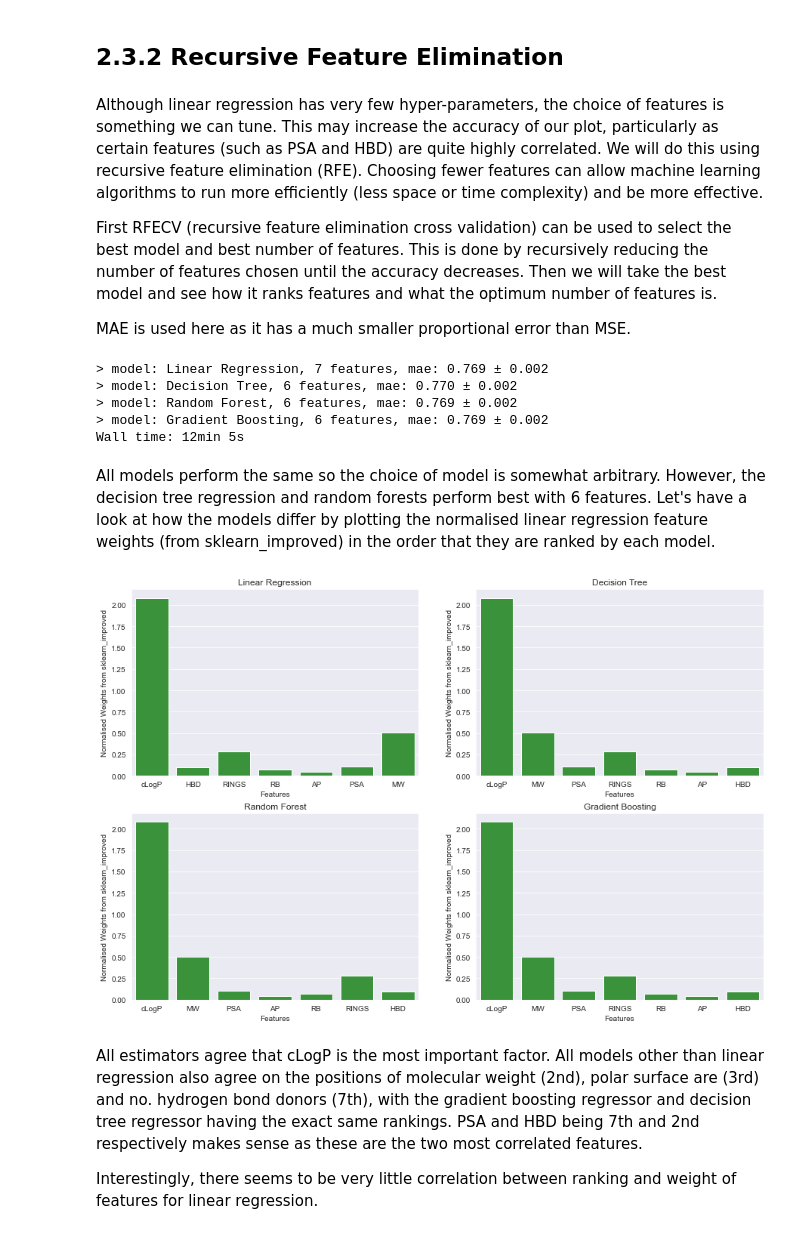
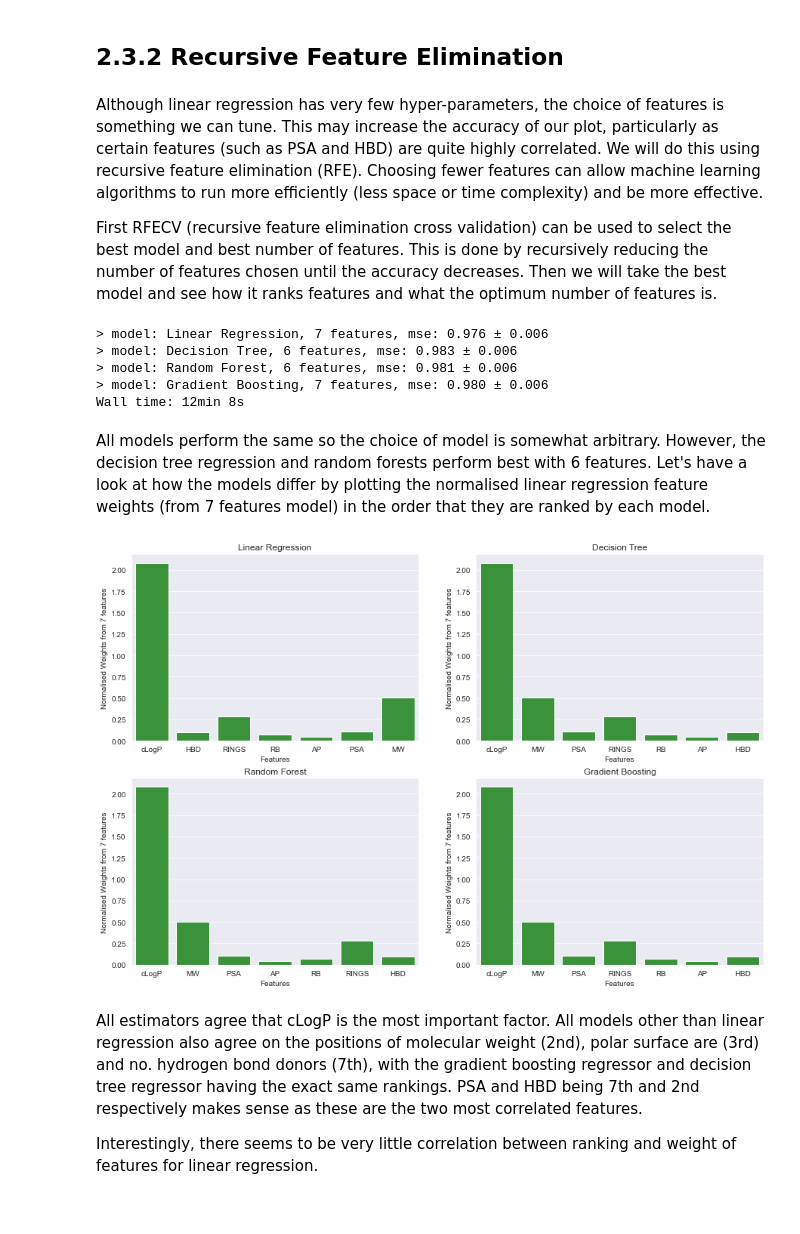
Before and after one commit to erwallace/Predicting-Aqueous-Solubilities, a Jupyter notebook: esol_linear_regression.ipynb, the cells around one changed output. Cells and saved outputs as stored; diff of their text form; code cells hidden in the pictures.

```diff
--- a/esol_linear_regression.ipynb
+++ b/esol_linear_regression.ipynb
@@ -290,7 +290,7 @@ Delaney_literature = {'model':'literature',
                       'AP':-0.74,
                       'cLogP':-0.63 }
 # %%
-results = pd.DataFrame([Delaney_literature, Delaney_sklearn]).set_index('model')
+results = pd.DataFrame([Delaney_literature, features_4]).set_index('model')
 results
 # %% [output]
 |  | MSE | MAE | R^2 | MSE_se | MAE_se | R^2_se | intercept | MW | RB | AP | cLogP |
@@ -470,7 +471,7 @@ Mean squared error (MSE): 0.978 ± 0.006
 Mean absolute error (MAE): 0.769 ± 0.003
 Coefficient of determination (R^2): 0.761 ± 0.002
 # %%
-improved_sklearn = {'model': 'sklearn_improved',
+features_7 = {'model': '7 features',
                     'MSE': mse,
                     'MAE': mae,
                     'R^2': r2,
@@ -491,8 +492,6 @@ improved_sklearn = {'model': 'sklearn_improved',
 Although linear regression has very few hyper-parameters, the choice of features is something we can tune. This may increase the accuracy of our plot, particularly as certain features (such as PSA and HBD) are quite highly correlated. We will do this using recursive feature elimination (RFE). Choosing fewer features can allow machine learning algorithms to run more efficiently (less space or time complexity) and be more effective.
 
 First RFECV (recursive feature elimination cross validation) can be used to select the best model and best number of features. This is done by recursively reducing the number of features chosen until the accuracy decreases. Then we will take the best model and see how it ranks features and what the optimum number of features is.
-
-MAE is used here as it has a much smaller proportional error than MSE.
 # %%
 %%time
 
@@ -512,48 +511,48 @@ for name, feature_selection in models.items():
     pipe = Pipeline(steps=[('s',rfecv),('m',model)])
 
     cv = RepeatedKFold(n_splits=k, n_repeats=10, random_state=1)
-    scores = -cross_val_score(pipe, X_train, Y_train, scoring='neg_mean_absolute_error', cv=cv, n_jobs=-1)
+    scores = -cross_val_score(pipe, X_train, Y_train, scoring='neg_mean_squared_error', cv=cv, n_jobs=-1)
 
     results.append(scores)
     names.append(name)
 
-    print(f'> model: {name}, {sum(rfecv.support_)} features, mae: {np.mean(scores):.3f} ± {np.std(scores, ddof=1)/np.sqrt(k*repeats):.3f}')
+    print(f'> model: {name}, {sum(rfecv.support_)} features, mse: {np.mean(scores):.3f} ± {np.std(scores, ddof=1)/np.sqrt(k*repeats):.3f}')
 # %% [output]
-> model: Linear Regression, 7 features, mae: 0.769 ± 0.002
-> model: Decision Tree, 6 features, mae: 0.770 ± 0.002
-> model: Random Forest, 6 features, mae: 0.769 ± 0.002
-> model: Gradient Boosting, 6 features, mae: 0.769 ± 0.002
-Wall time: 12min 5s
+> model: Linear Regression, 7 features, mse: 0.976 ± 0.006
+> model: Decision Tree, 6 features, mse: 0.983 ± 0.006
+> model: Random Forest, 6 features, mse: 0.981 ± 0.006
+> model: Gradient Boosting, 7 features, mse: 0.980 ± 0.006
+Wall time: 12min 8s
 # %% [markdown]
-All models perform the same so the choice of model is somewhat arbitrary. However, the decision tree regression and random forests perform best with 6 features. Let's have a look at how the models differ by plotting the normalised linear regression feature weights (from sklearn_improved) in the order that they are ranked by each model.
+All models perform the same so the choice of model is somewhat arbitrary. However, the decision tree regression and random forests perform best with 6 features. Let's have a look at how the models differ by plotting the normalised linear regression feature weights (from 7 features model) in the order that they are ranked by each model.
 # %%
-norm_results = pd.DataFrame([Delaney_literature, Delaney_sklearn, improved_sklearn]).set_index('model')
+norm_results = pd.DataFrame([Delaney_literature, features_4, features_7]).set_index('model')
 for feature in df.columns:
     if feature in norm_results.columns:
         norm_results[feature] = norm_results[feature] * df[feature].mean()
 # %%
 model_comparison = pd.DataFrame(index=X_train.columns)
 
 for abrv, model in models.items():
     rfe = RFE(estimator=model, n_features_to_select=1)
     rfe.fit(X_train, Y_train)
     model_comparison[f'{abrv} ranking'] = rfe.ranking_
 
 fig, axs = plt.subplots(nrows=2, ncols=2, figsize=(15,10))
 
 for i in range(4):
     sorted = model_comparison.sort_values(by=model_comparison.columns[i])
     g = sns.barplot(ax=axs.reshape(-1)[i],
                     x=norm_results.columns[6:],
-                    y=abs(norm_results.loc['sklearn_improved'][6:]),
+                    y=abs(norm_results.loc['7 features'][6:]),
                     color='tab:green',
                     order=sorted.index)
     g.set(xlabel='Features',
-          ylabel='Normalised Weights from sklearn_improved')
+          ylabel='Normalised Weights from 7 features')
     axs.reshape(-1)[i].set_title(list(models.keys())[i])
 plt.show()
 # %% [output]
-[figure, old version]
+[figure, new version]
 # %% [markdown]
 All estimators agree that cLogP is the most important factor. All models other than linear regression also agree on the positions of molecular weight (2nd), polar surface are (3rd) and no. hydrogen bond donors (7th), with the gradient boosting regressor and decision tree regressor having the exact same rankings. PSA and HBD being 7th and 2nd respectively makes sense as these are the two most correlated features.
 
```
Also changed, not shown: parts of 16 cells of this notebook.
